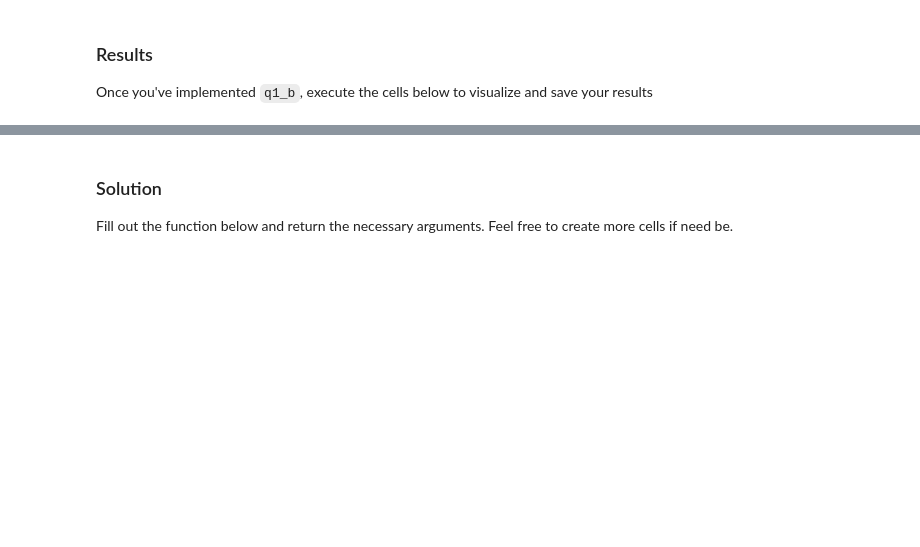
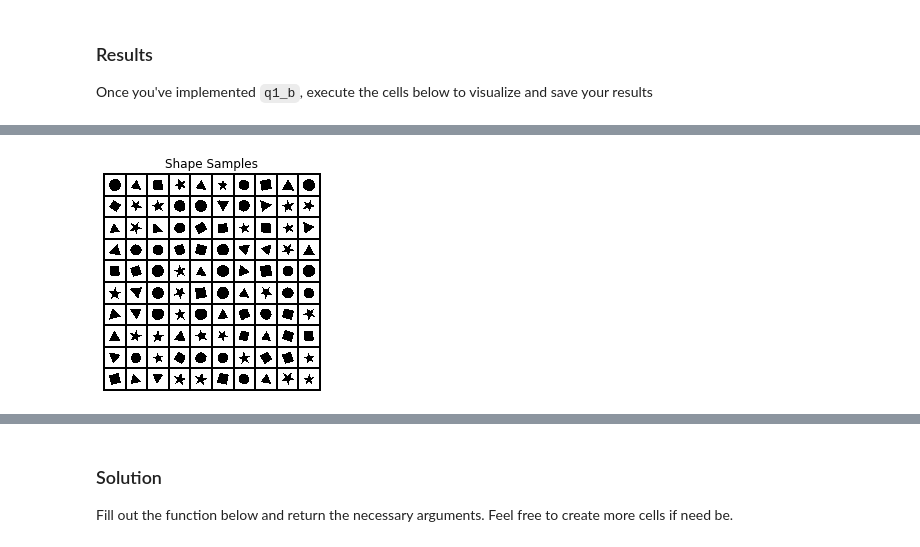
Before and after one commit to rll/deepul, a Jupyter notebook: homeworks/hw2/hw2_notebook.ipynb, the cells around one changed output, grey strips where cells are left out. Drawn from its saved outputs; the diff is of its cells as text; code cells hidden in the pictures; blank space fills up the shorter version.

```diff
--- a/homeworks/hw2/hw2_notebook.ipynb
+++ b/homeworks/hw2/hw2_notebook.ipynb
@@ -383,0 +192,4 @@ A few notes:
+# %%
+visualize_q2_data()
+# %% [output]
+[figure, added]
```
Also changed, not shown: parts of 60 cells of this notebook.
